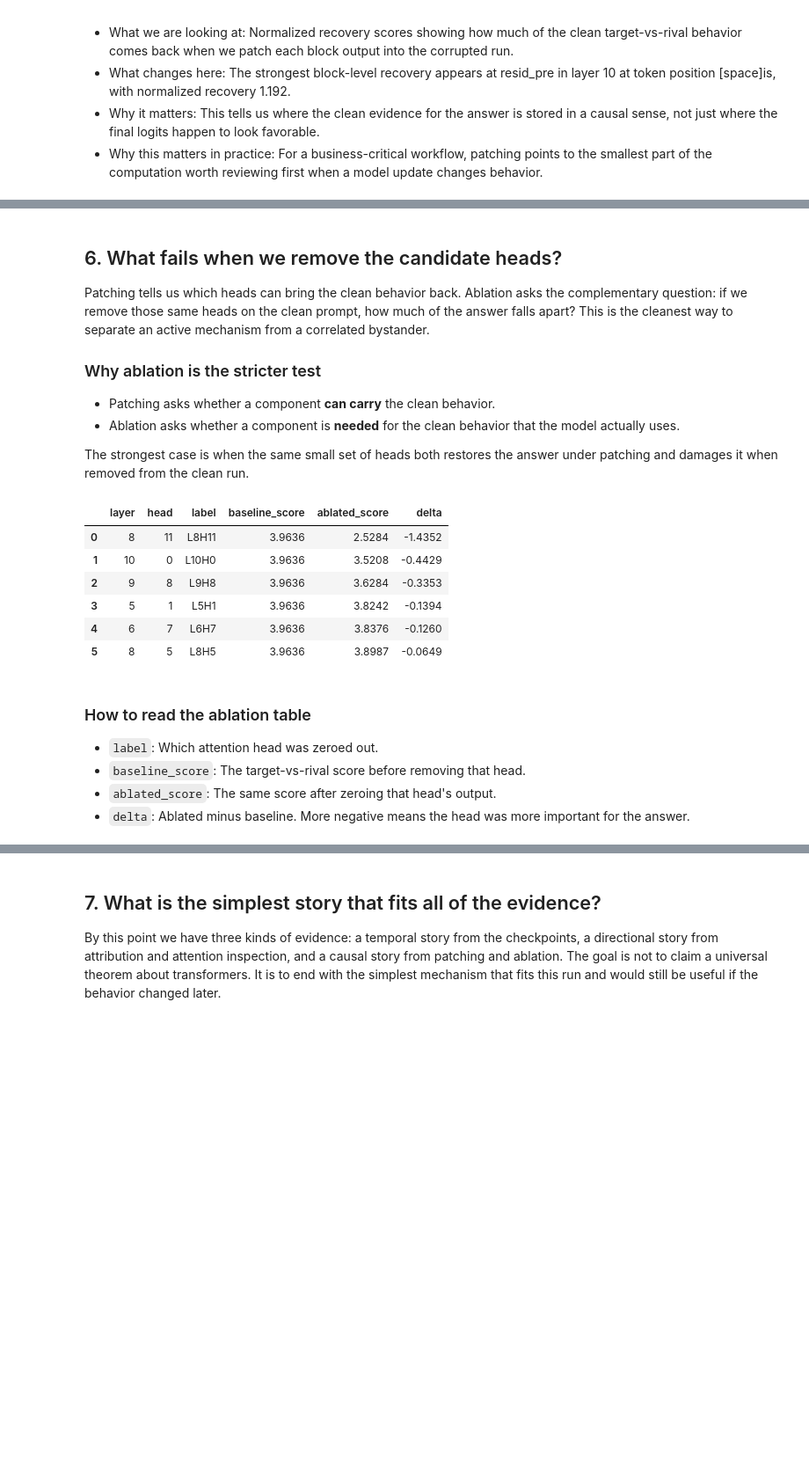
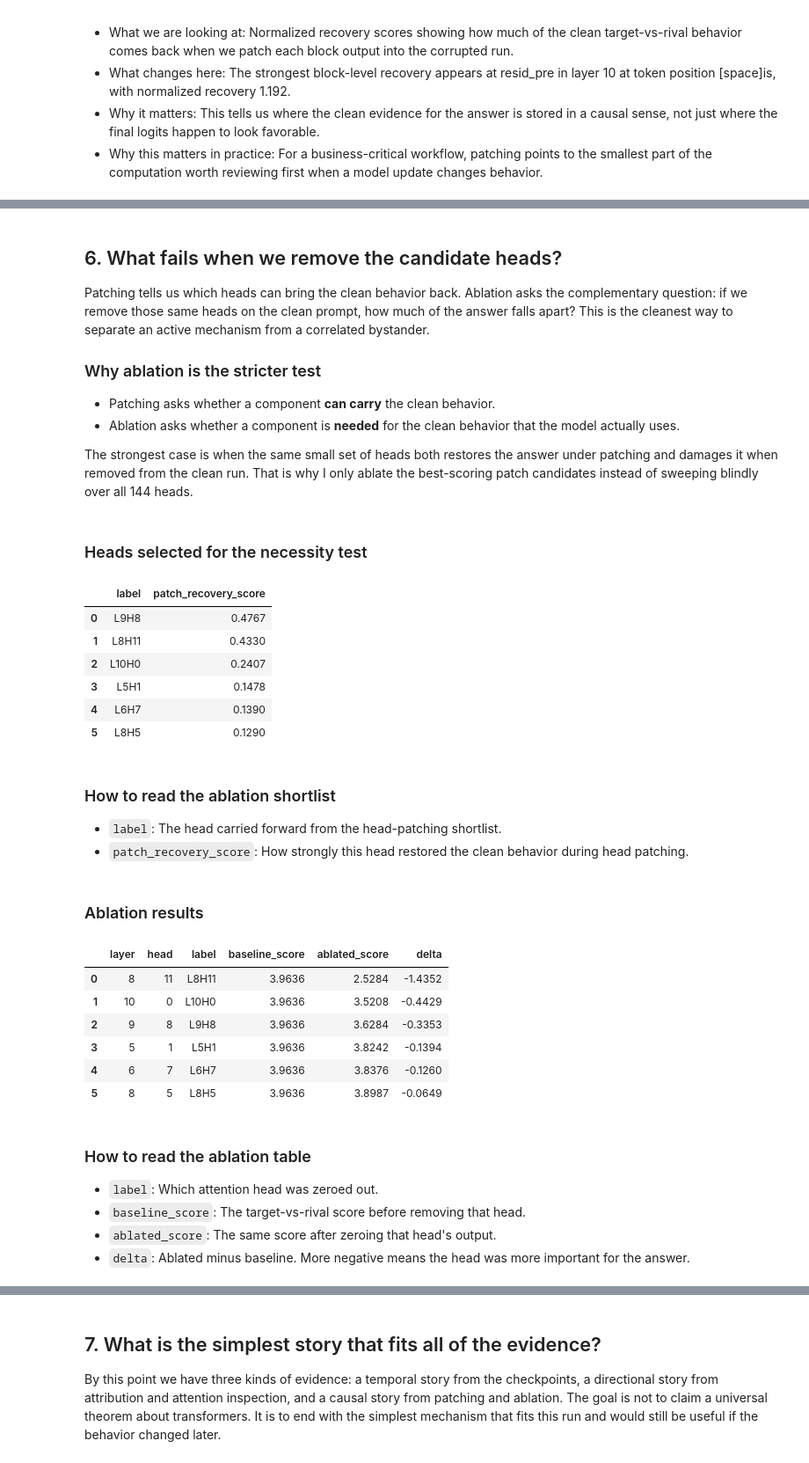
Before and after one commit to benk7alifa/llm-mechanics-lab, a Jupyter notebook: notebooks/llm_mechanics_lab.ipynb, the cells around one changed output, grey strips where cells are left out. Shown at 88% size. Cells and saved outputs as stored; diff of their text form; code cells hidden in the pictures; blank space fills up the shorter version.

```diff
--- a/notebooks/llm_mechanics_lab.ipynb
+++ b/notebooks/llm_mechanics_lab.ipynb
@@ -1767,50 +1759,73 @@ Patching tells us which heads can bring the clean behavior back. Ablation asks t
 - Patching asks whether a component **can carry** the clean behavior.
 - Ablation asks whether a component is **needed** for the clean behavior that the model actually uses.
 
-The strongest case is when the same small set of heads both restores the answer under patching and damages it when removed from the clean run.
+The strongest case is when the same small set of heads both restores the answer under patching and damages it when removed from the clean run. That is why I only ablate the best-scoring patch candidates instead of sweeping blindly over all 144 heads.
 # %%
 candidate_heads_df = head_patch_df.head(HEADS_TO_ABLATE).copy()
 with torch.inference_mode():
     baseline_metric = metric(model(clean_tokens)).item()
+
+display(Markdown("### Heads selected for the necessity test"))
+display(candidate_heads_df[["label", "score"]].rename(columns={"score": "patch_recovery_score"}))
+display_field_guide(
+    "How to read the ablation shortlist",
+    {
+        "label": "The head carried forward from the head-patching shortlist.",
+        "patch_recovery_score": "How strongly this head restored the clean behavior during head patching.",
+    },
+)
 
 ablation_rows = []
 for row in candidate_heads_df.itertuples(index=False):
     ablation_rows.append(
         ablate_single_head_and_score(
             model=model,
             tokens=clean_tokens,
             layer=int(row.layer),
             head=int(row.head),
             metric_fn=metric,
             baseline_score=baseline_metric,
         )
     )
 
 ablation_df = pd.DataFrame(ablation_rows).sort_values("delta").reset_index(drop=True)
+display(Markdown("### Ablation results"))
 display(ablation_df)
 
 display_field_guide(
     "How to read the ablation table",
     {
         "label": "Which attention head was zeroed out.",
         "baseline_score": "The target-vs-rival score before removing that head.",
         "ablated_score": "The same score after zeroing that head's output.",
         "delta": "Ablated minus baseline. More negative means the head was more important for the answer.",
     },
 )
 # %% [output]
+### Heads selected for the necessity test
-|  | layer | head | label | baseline_score | ablated_score | delta |
-| 0 | 8 | 11 | L8H11 | 3.9636 | 2.5284 | -1.4352 |
-| 1 | 10 | 0 | L10H0 | 3.9636 | 3.5208 | -0.4429 |
-| 2 | 9 | 8 | L9H8 | 3.9636 | 3.6284 | -0.3353 |
-| 3 | 5 | 1 | L5H1 | 3.9636 | 3.8242 | -0.1394 |
-| 4 | 6 | 7 | L6H7 | 3.9636 | 3.8376 | -0.1260 |
-| 5 | 8 | 5 | L8H5 | 3.9636 | 3.8987 | -0.0649 |
+|  | label | patch_recovery_score |
+| 0 | L9H8 | 0.4767 |
+| 1 | L8H11 | 0.4330 |
+| 2 | L10H0 | 0.2407 |
+| 3 | L5H1 | 0.1478 |
+| 4 | L6H7 | 0.1390 |
+| 5 | L8H5 | 0.1290 |
-### How to read the ablation table
-- `label`: Which attention head was zeroed out.
-- `baseline_score`: The target-vs-rival score before removing that head.
-- `ablated_score`: The same score after zeroing that head's output.
-- `delta`: Ablated minus baseline. More negative means the head was more important for the answer.
+### How to read the ablation shortlist
+- `label`: The head carried forward from the head-patching shortlist.
+- `patch_recovery_score`: How strongly this head restored the clean behavior during head patching.
+### Ablation results
+|  | layer | head | label | baseline_score | ablated_score | delta |
+| 0 | 8 | 11 | L8H11 | 3.9636 | 2.5284 | -1.4352 |
+| 1 | 10 | 0 | L10H0 | 3.9636 | 3.5208 | -0.4429 |
+| 2 | 9 | 8 | L9H8 | 3.9636 | 3.6284 | -0.3353 |
+| 3 | 5 | 1 | L5H1 | 3.9636 | 3.8242 | -0.1394 |
+| 4 | 6 | 7 | L6H7 | 3.9636 | 3.8376 | -0.1260 |
+| 5 | 8 | 5 | L8H5 | 3.9636 | 3.8987 | -0.0649 |
+### How to read the ablation table
+- `label`: Which attention head was zeroed out.
+- `baseline_score`: The target-vs-rival score before removing that head.
+- `ablated_score`: The same score after zeroing that head's output.
+- `delta`: Ablated minus baseline. More negative means the head was more important for the answer.
 # %%
 plot_ablation_effects(ablation_df)
 plt.show()
```
Also changed, not shown: parts of 13 cells of this notebook.
